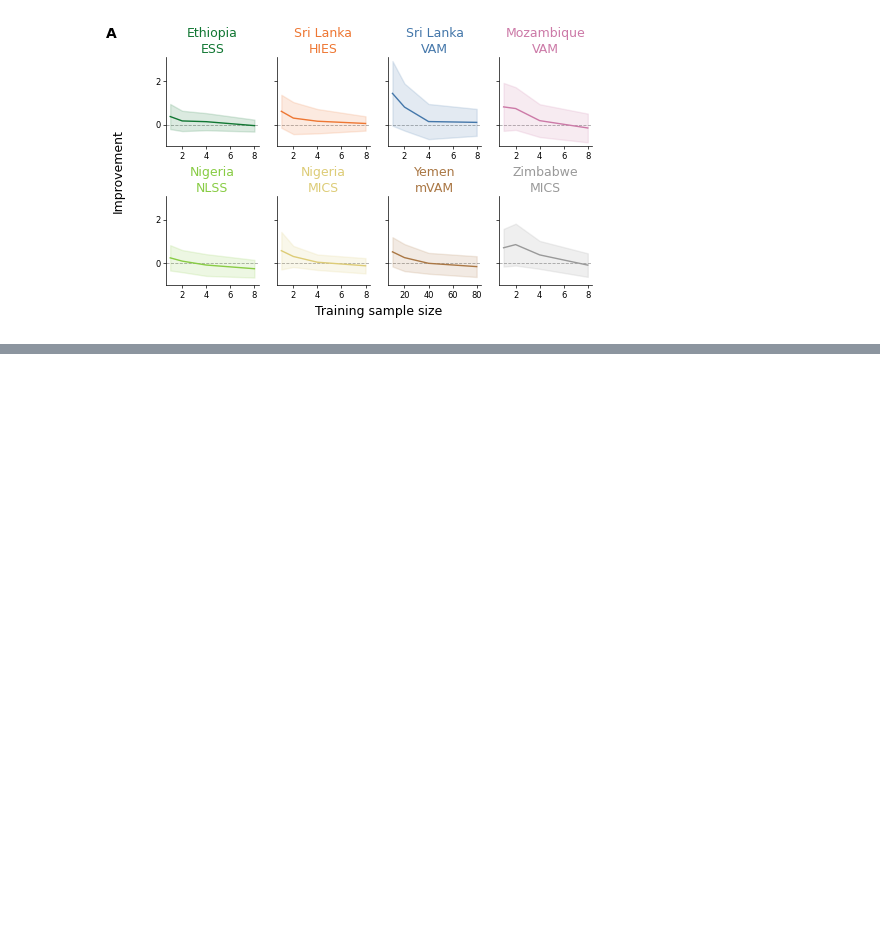
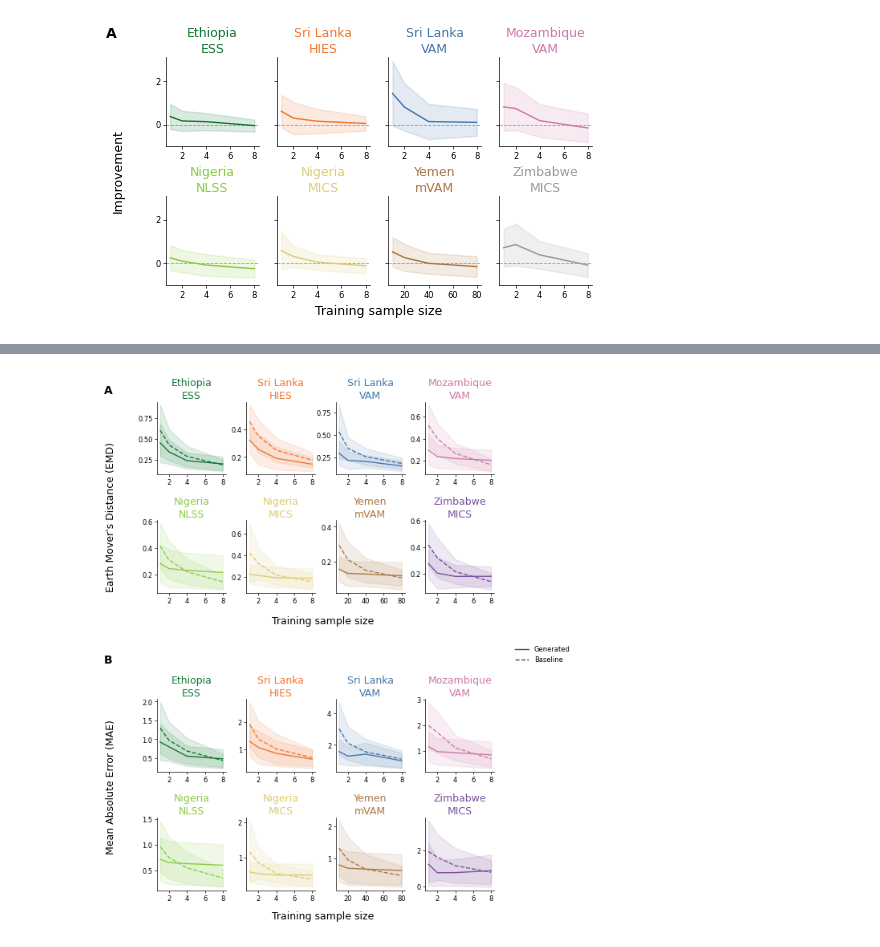
Before and after one commit to federicasibilla/cNF_HS, a Jupyter notebook: Q1/across_experiments_sensitivity/sensitivity_new.ipynb, the cells around one changed output, grey strips where cells are left out. Cells and saved outputs as stored; diff of their text form; code cells hidden in the pictures; blank space fills up the shorter version.

```diff
--- a/Q1/across_experiments_sensitivity/sensitivity_new.ipynb
+++ b/Q1/across_experiments_sensitivity/sensitivity_new.ipynb
@@ -422,0 +912,7 @@ plt.show()
+# %%
+plot_two_metric_contribution_grids(
+    df=df,
+    out_path=OUT_DIR / "sensitivity_metric_contributions_two_panel_grid.png",
+)
+# %% [output]
+[figure, added]
```
Also changed, not shown: parts of 6 cells of this notebook, 18 other files.
